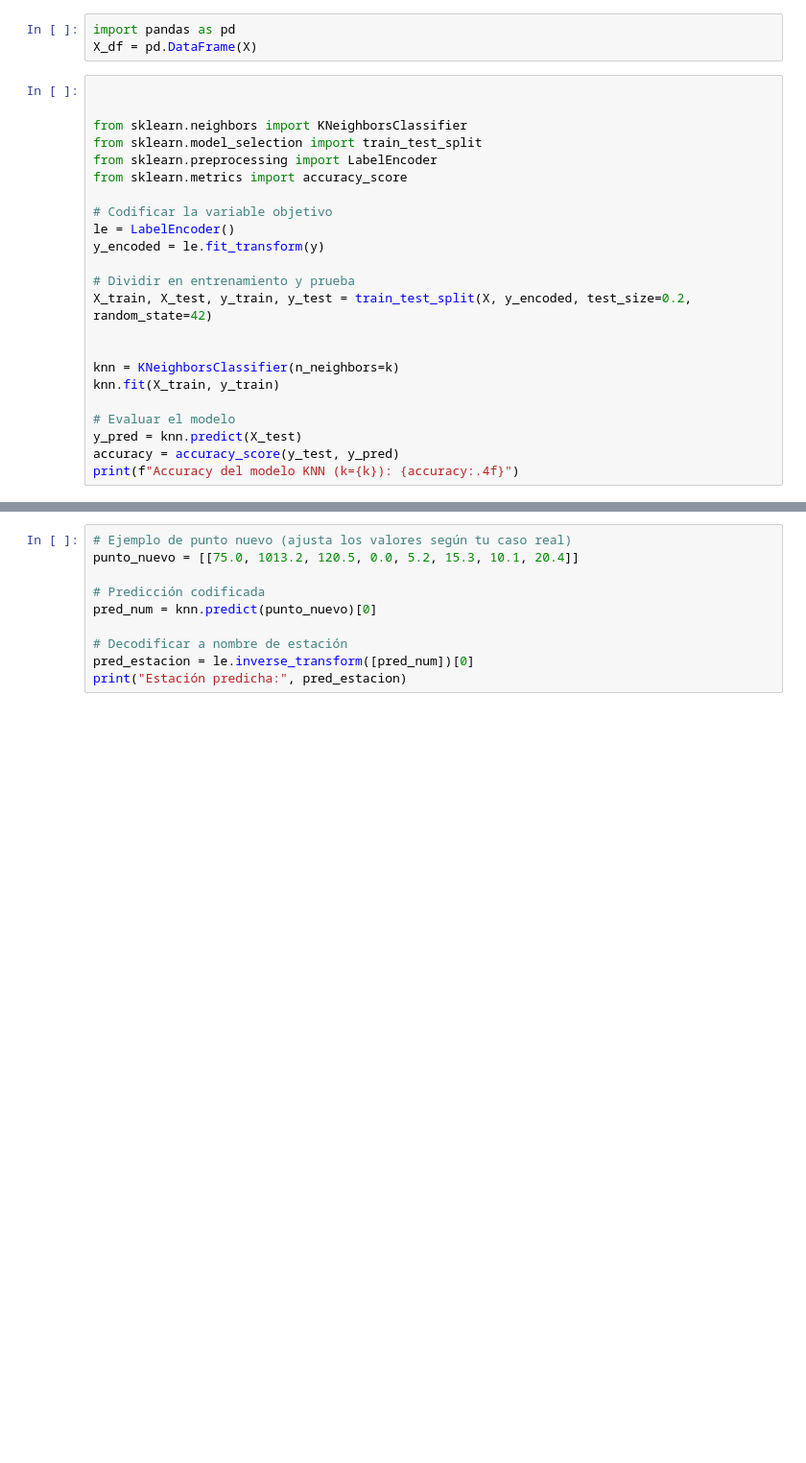
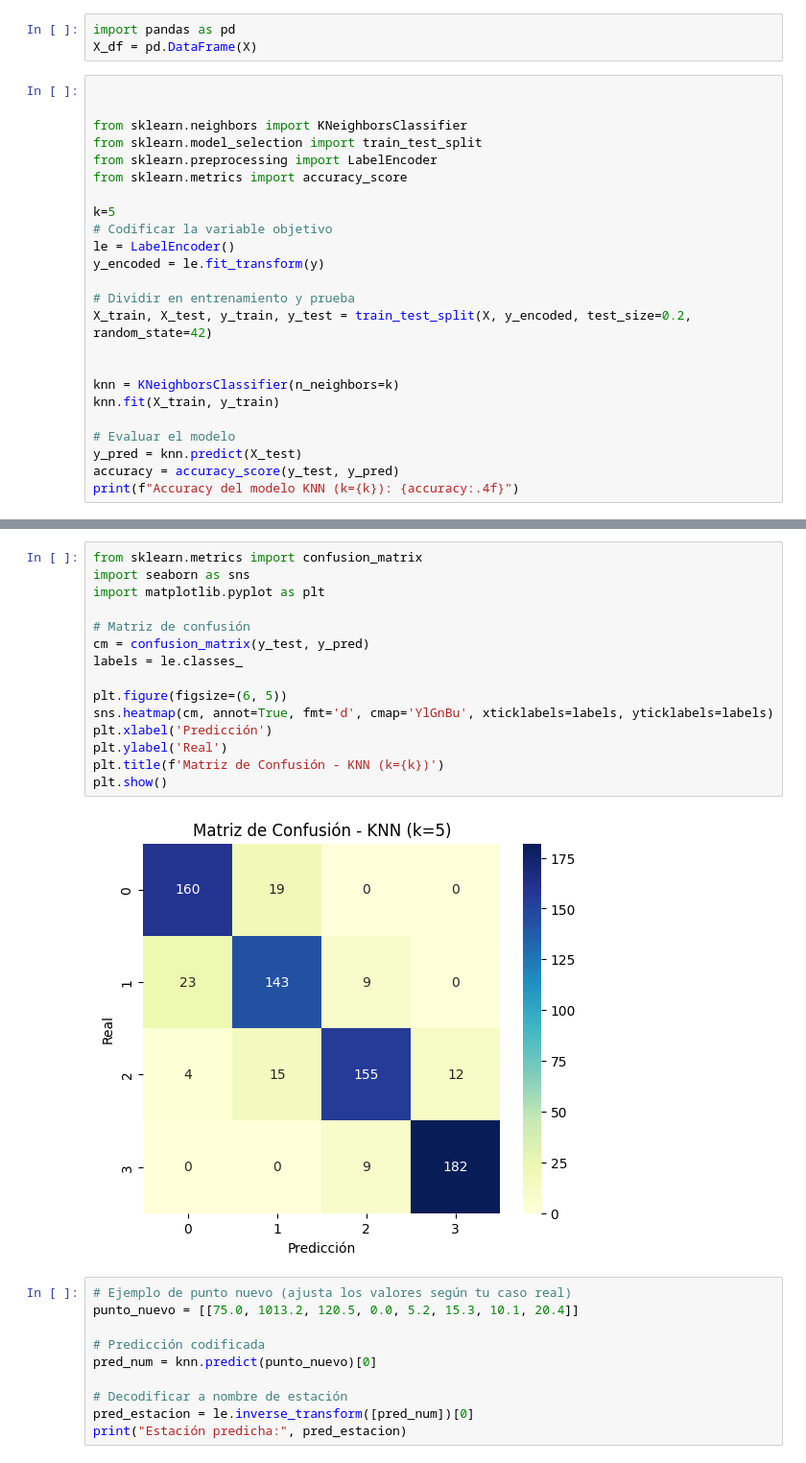
Before and after one commit to oriolaguirre/MachineLearningProject, a Jupyter notebook: Notebooks/Weather.ipynb, the cells around one changed output, grey strips where cells are left out. Shown at 96% size. Drawn from its saved outputs; the diff is of its cells as text; blank space fills up the shorter version.

```diff
--- a/Notebooks/Weather.ipynb
+++ b/Notebooks/Weather.ipynb
@@ -220,6 +278,7 @@ from sklearn.model_selection import train_test_split
 from sklearn.preprocessing import LabelEncoder
 from sklearn.metrics import accuracy_score
 
+k=5
 # Codificar la variable objetivo
 le = LabelEncoder()
 y_encoded = le.fit_transform(y)
@@ -240,3 +299,20 @@ Accuracy del modelo KNN (k=5): 0.6498
+# %%
+from sklearn.metrics import confusion_matrix
+import seaborn as sns
+import matplotlib.pyplot as plt
+
+# Matriz de confusión
+cm = confusion_matrix(y_test, y_pred)
+labels = le.classes_
+
+plt.figure(figsize=(6, 5))
+sns.heatmap(cm, annot=True, fmt='d', cmap='YlGnBu', xticklabels=labels, yticklabels=labels)
+plt.xlabel('Predicción')
+plt.ylabel('Real')
+plt.title(f'Matriz de Confusión - KNN (k={k})')
+plt.show()
+# %% [output]
+[figure, added]
 # %%
 # Ejemplo de punto nuevo (ajusta los valores según tu caso real)
 punto_nuevo = [[75.0, 1013.2, 120.5, 0.0, 5.2, 15.3, 10.1, 20.4]]
```
Also changed, not shown: parts of 11 cells of this notebook, 14 other files.
